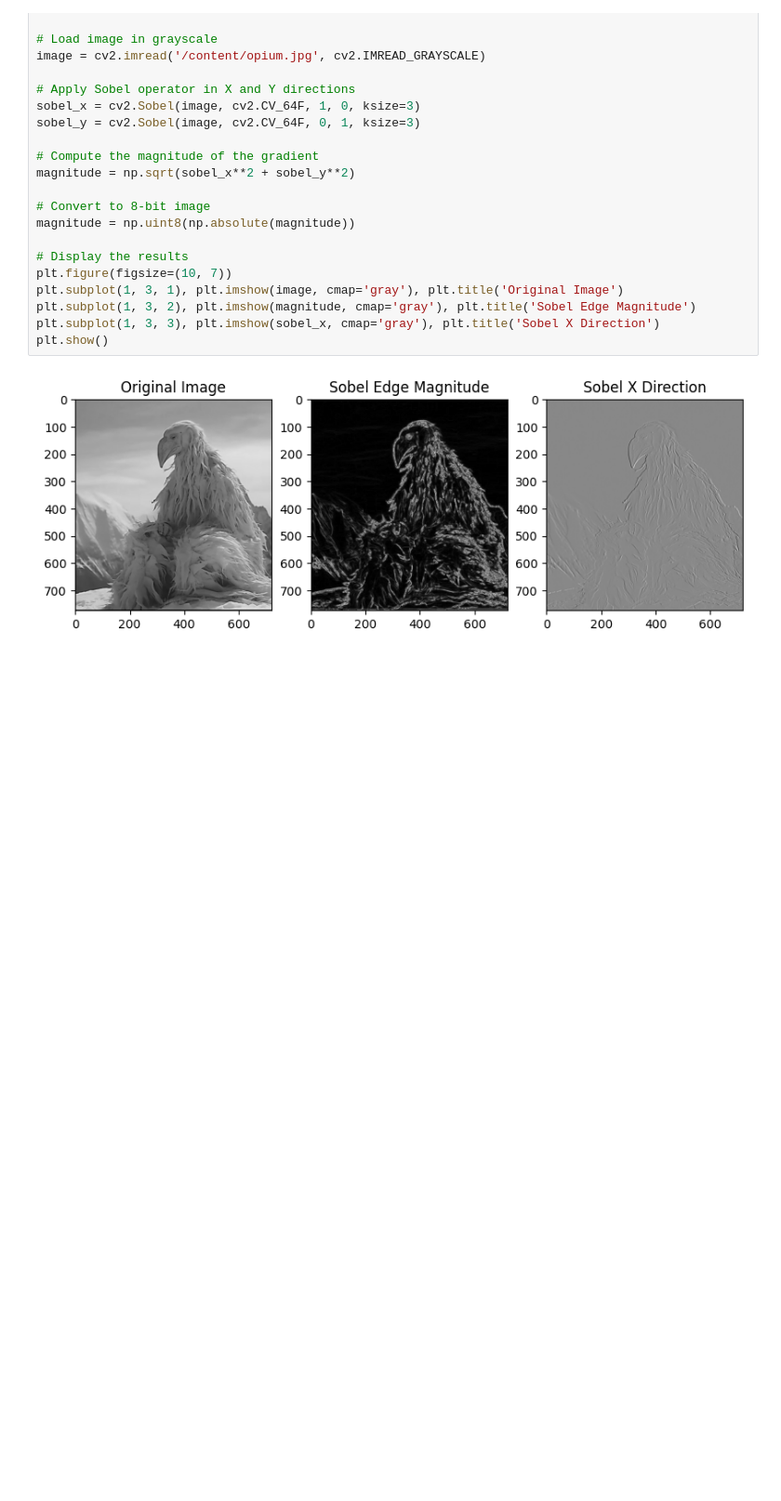
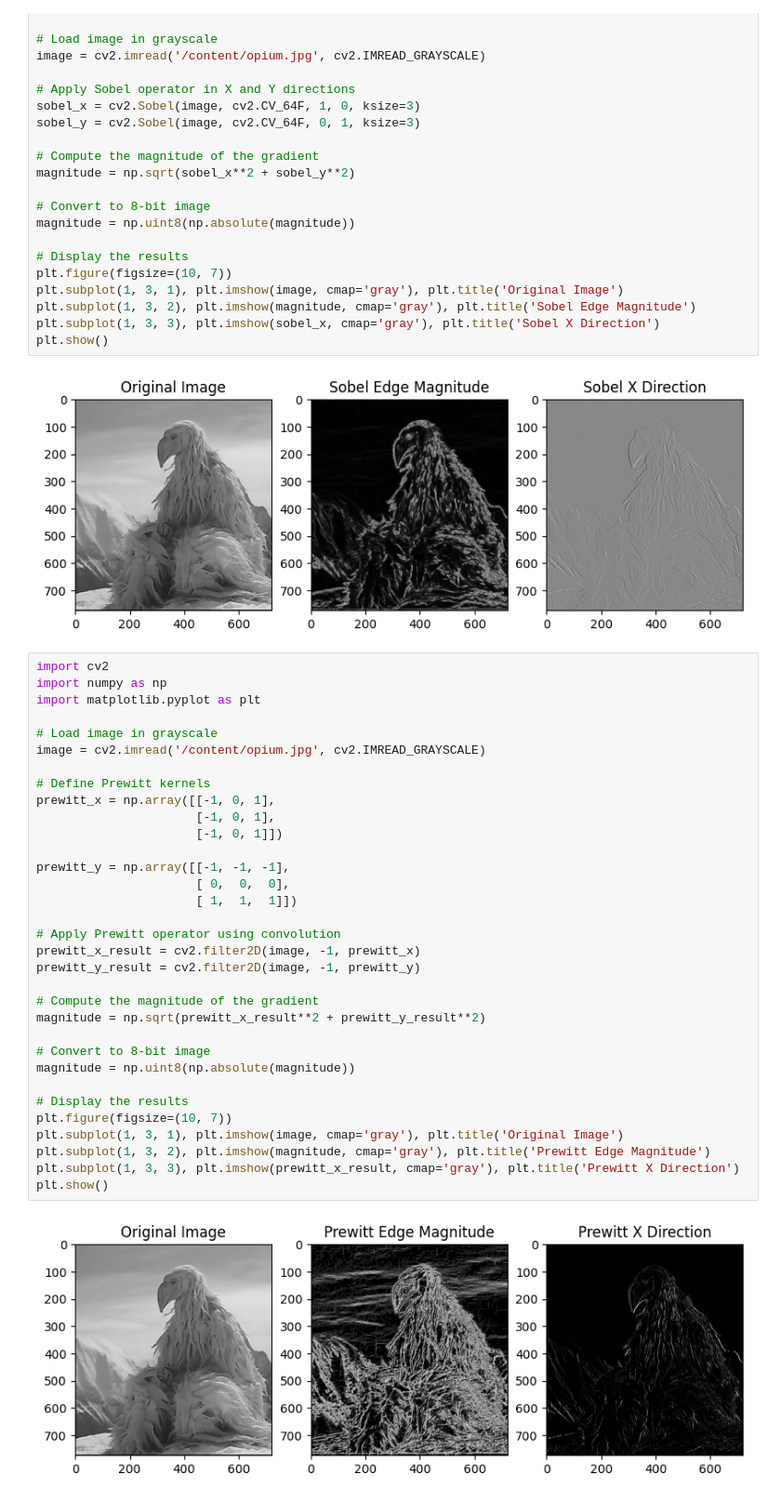
Before and after one commit to elachis/image-processing-python, a Jupyter notebook: exp5_1.ipynb, the cells around one changed output. Shown: that part at 93% size. Cells and saved outputs as stored; diff of their text form; blank space fills up the shorter version.

Commit message:
Sobel and Prewitt edge magnitude

```diff
--- a/exp5_1.ipynb
+++ b/exp5_1.ipynb
@@ -26,3 +26,38 @@ plt.subplot(1, 3, 3), plt.imshow(sobel_x, cmap='gray'), plt.title('Sobel X Direc
 plt.show()
 # %% [output]
 [figure]
+# %%
+import cv2
+import numpy as np
+import matplotlib.pyplot as plt
+
+# Load image in grayscale
+image = cv2.imread('/content/opium.jpg', cv2.IMREAD_GRAYSCALE)
+
+# Define Prewitt kernels
+prewitt_x = np.array([[-1, 0, 1],
+                      [-1, 0, 1],
+                      [-1, 0, 1]])
+
+prewitt_y = np.array([[-1, -1, -1],
+                      [ 0,  0,  0],
+                      [ 1,  1,  1]])
+
+# Apply Prewitt operator using convolution
+prewitt_x_result = cv2.filter2D(image, -1, prewitt_x)
+prewitt_y_result = cv2.filter2D(image, -1, prewitt_y)
+
+# Compute the magnitude of the gradient
+magnitude = np.sqrt(prewitt_x_result**2 + prewitt_y_result**2)
+
+# Convert to 8-bit image
+magnitude = np.uint8(np.absolute(magnitude))
+
+# Display the results
+plt.figure(figsize=(10, 7))
+plt.subplot(1, 3, 1), plt.imshow(image, cmap='gray'), plt.title('Original Image')
+plt.subplot(1, 3, 2), plt.imshow(magnitude, cmap='gray'), plt.title('Prewitt Edge Magnitude')
+plt.subplot(1, 3, 3), plt.imshow(prewitt_x_result, cmap='gray'), plt.title('Prewitt X Direction')
+plt.show()
+# %% [output]
+[figure, added]
```
